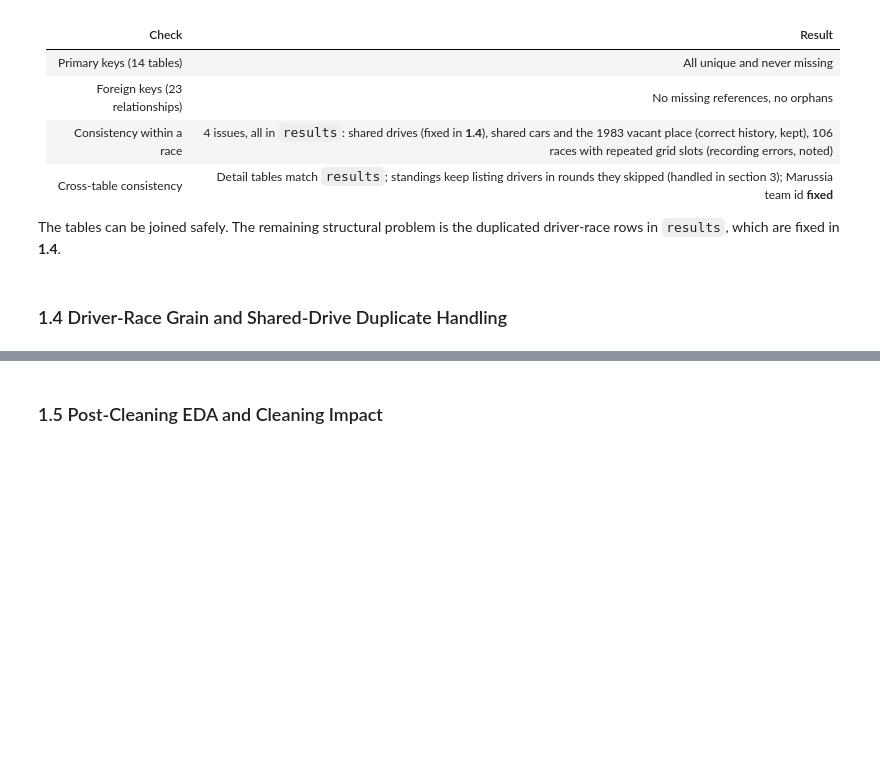
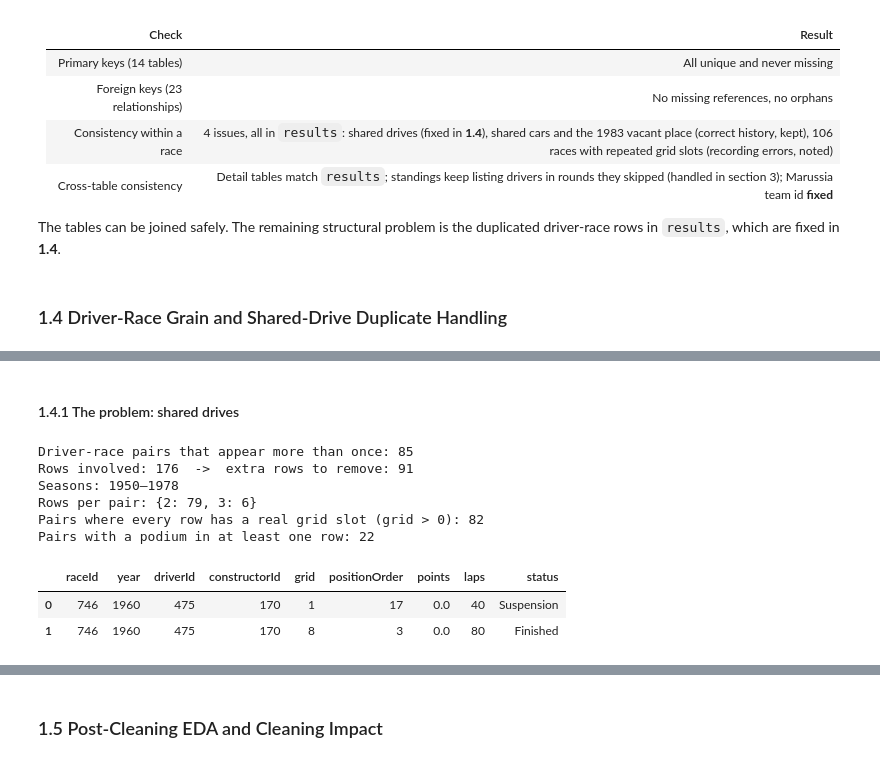
Before and after one commit to Seif2005/ACL2-Project, a Jupyter notebook: Main.ipynb, the cells around one changed output, grey strips where cells are left out. Saved outputs shown, nothing was run; the diff lists cells and outputs as text; code cells hidden in the pictures; blank space fills up the shorter version.

```diff
--- a/Main.ipynb
+++ b/Main.ipynb
@@ -722,0 +732,32 @@ which are fixed in **1.4**.
+# %% [markdown]
+#### 1.4.1 The problem: shared drives
+# %%
+results_before = clean["results"].merge(clean["races"][["raceId", "year"]], on="raceId")
+results_before["podium"] = results_before["positionOrder"] <= 3
+
+dups = results_before[results_before.duplicated(["raceId", "driverId"], keep=False)]
+pairs = dups.groupby(["raceId", "driverId"])
+
+print(f"Driver-race pairs that appear more than once: {pairs.ngroups}")
+print(f"Rows involved: {len(dups)}  ->  extra rows to remove: {len(dups) - pairs.ngroups}")
+print(f"Seasons: {dups['year'].min()}–{dups['year'].max()}")
+print("Rows per pair:", pairs.size().value_counts().to_dict())
+print("Pairs where every row has a real grid slot (grid > 0):", pairs["grid"].apply(lambda g: (g > 0).all()).sum())
+print("Pairs with a podium in at least one row:", pairs["podium"].any().sum())
+# %% [output]
+Driver-race pairs that appear more than once: 85
+Rows involved: 176  ->  extra rows to remove: 91
+Seasons: 1950–1978
+Rows per pair: {2: 79, 3: 6}
+Pairs where every row has a real grid slot (grid > 0): 82
+Pairs with a podium in at least one row: 22
+# %%
+# One shared drive in detail: the first pair that includes a podium
+example_race, example_driver = pairs["podium"].any().loc[lambda s: s].index[0]
+(dups[(dups["raceId"] == example_race) & (dups["driverId"] == example_driver)]
+ .merge(clean["status"], on="statusId")
+ [["raceId", "year", "driverId", "constructorId", "grid", "positionOrder", "points", "laps", "status"]])
+# %% [output]
+|  | raceId | year | driverId | constructorId | grid | positionOrder | points | laps | status |
+| 0 | 746 | 1960 | 475 | 170 | 1 | 17 | 0.0 | 40 | Suspension |
+| 1 | 746 | 1960 | 475 | 170 | 8 | 3 | 0.0 | 80 | Finished |
```
Also changed, not shown: parts of 13 cells of this notebook.
